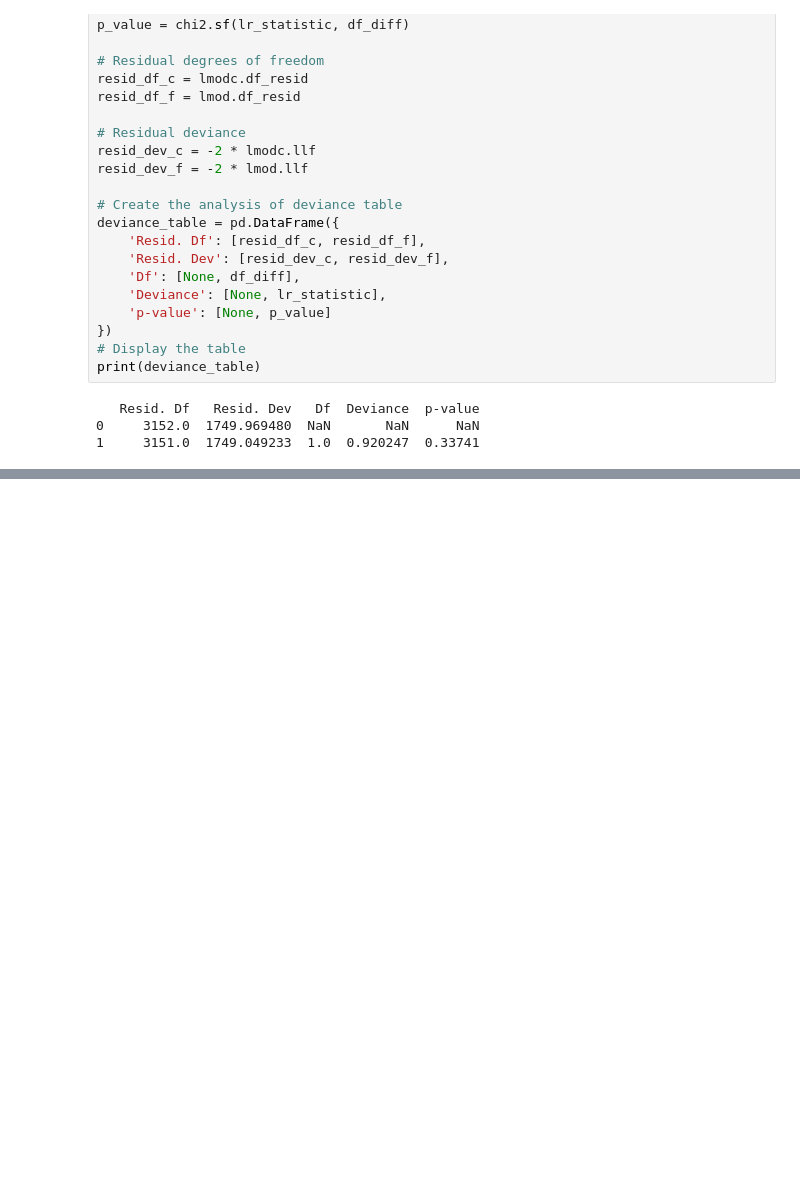
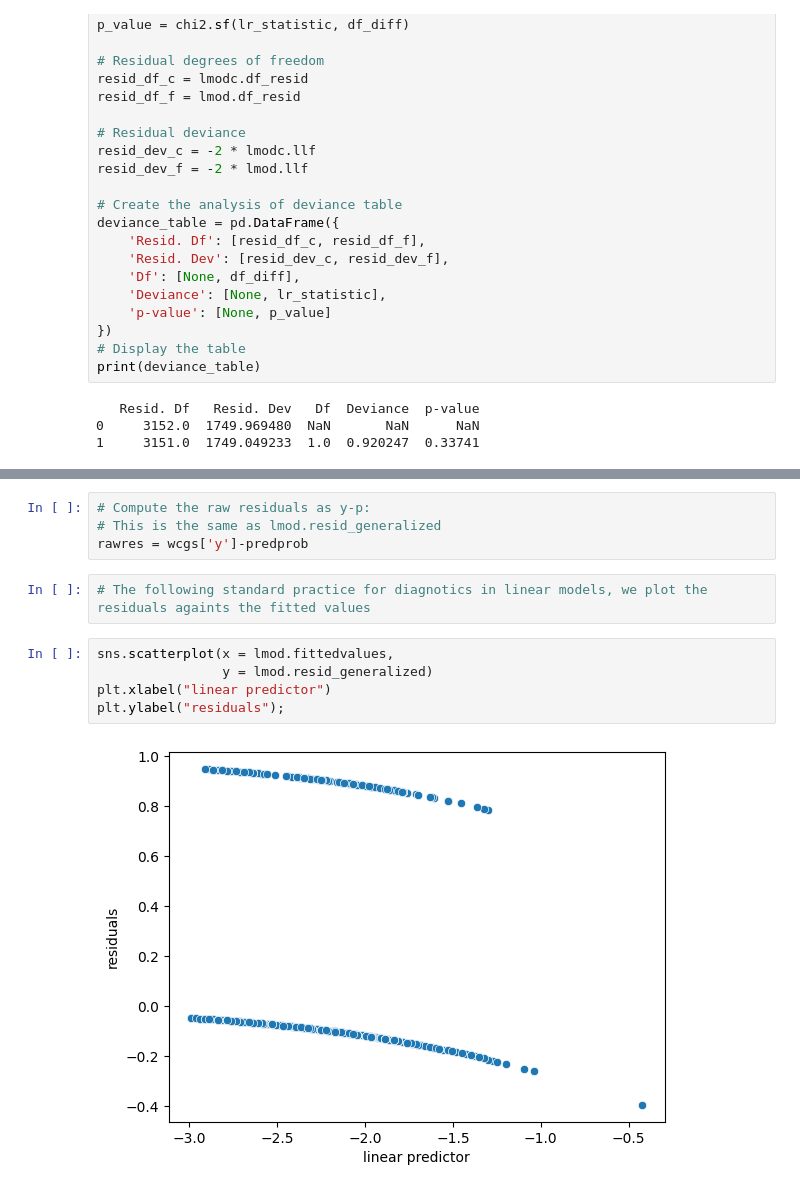
Before and after one commit to percivalphakath/Extending-the-Linear-Model-with-Python, a Jupyter notebook: Chapter2-BinaryResponse.ipynb, the cells around one changed output, grey strips where cells are left out. Drawn from its saved outputs; the diff is of its cells as text; blank space fills up the shorter version.

```diff
--- a/Chapter2-BinaryResponse.ipynb
+++ b/Chapter2-BinaryResponse.ipynb
@@ -276,0 +360,13 @@ print(deviance_table)
+# %%
+# Compute the raw residuals as y-p:
+# This is the same as lmod.resid_generalized
+rawres = wcgs['y']-predprob
+# %%
+# The following standard practice for diagnotics in linear models, we plot the residuals againts the fitted values
+# %%
+sns.scatterplot(x = lmod.fittedvalues,
+                y = lmod.resid_generalized)
+plt.xlabel("linear predictor")
+plt.ylabel("residuals");
+# %% [output]
+[figure, added]
```
Also changed, not shown: parts of 11 cells of this notebook.
